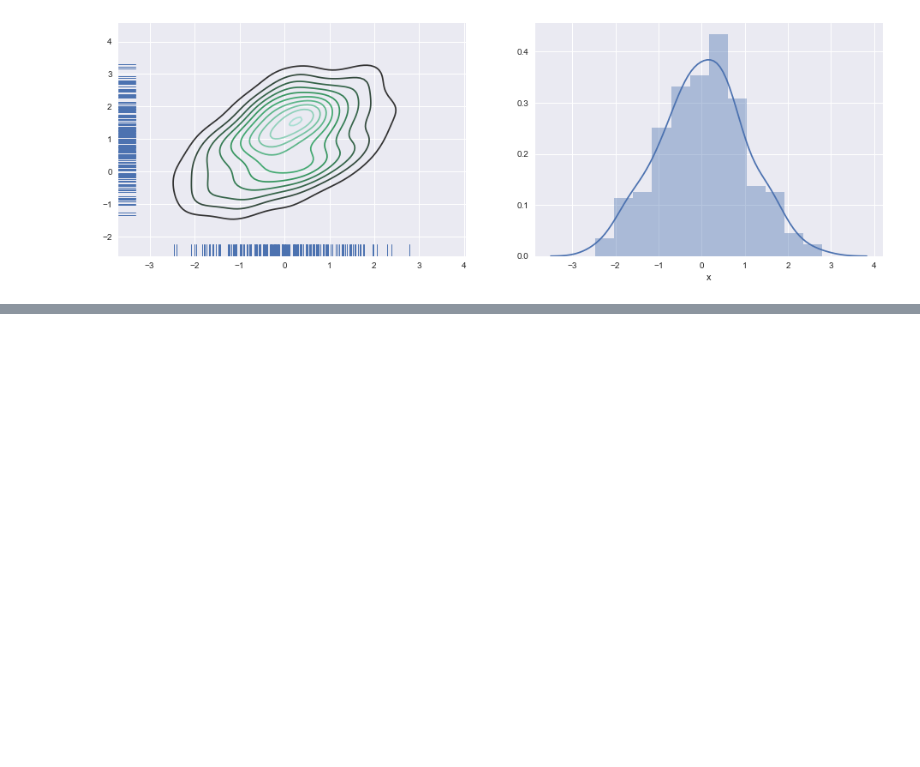
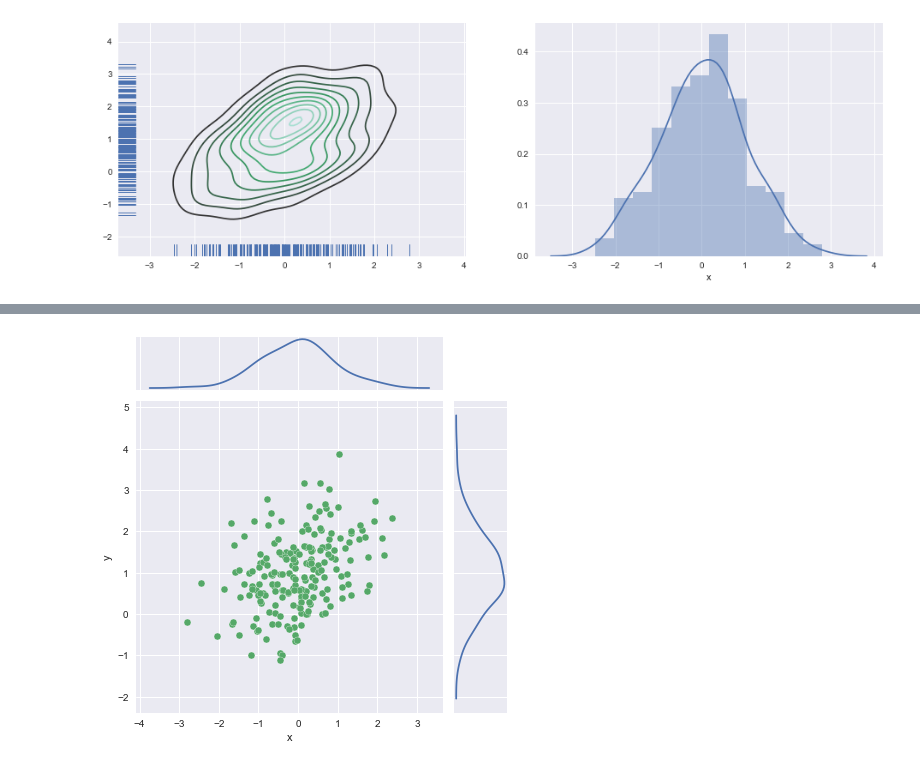
Before and after one commit to WarmingWang/reptiles_gh, a Jupyter notebook: Machine Learning/seaborn/ch02_Plotting_functions.ipynb, the cells around one changed output, grey strips where cells are left out. Cells and saved outputs as stored; diff of their text form; code cells hidden in the pictures; blank space fills up the shorter version.

```diff
--- a/Machine Learning/seaborn/ch02_Plotting_functions.ipynb
+++ b/Machine Learning/seaborn/ch02_Plotting_functions.ipynb
@@ -86,0 +109,6 @@ sns.distplot(df.x,ax=axes[1]);
+# %%
+g = sns.JointGrid(x="x", y="y", data=df)
+g = g.plot_joint(plt.scatter, color="g", edgecolor="white")
+g = g.plot_marginals(sns.kdeplot)
+# %% [output]
+[figure, added]
```
Also changed, not shown: parts of 12 cells of this notebook.
